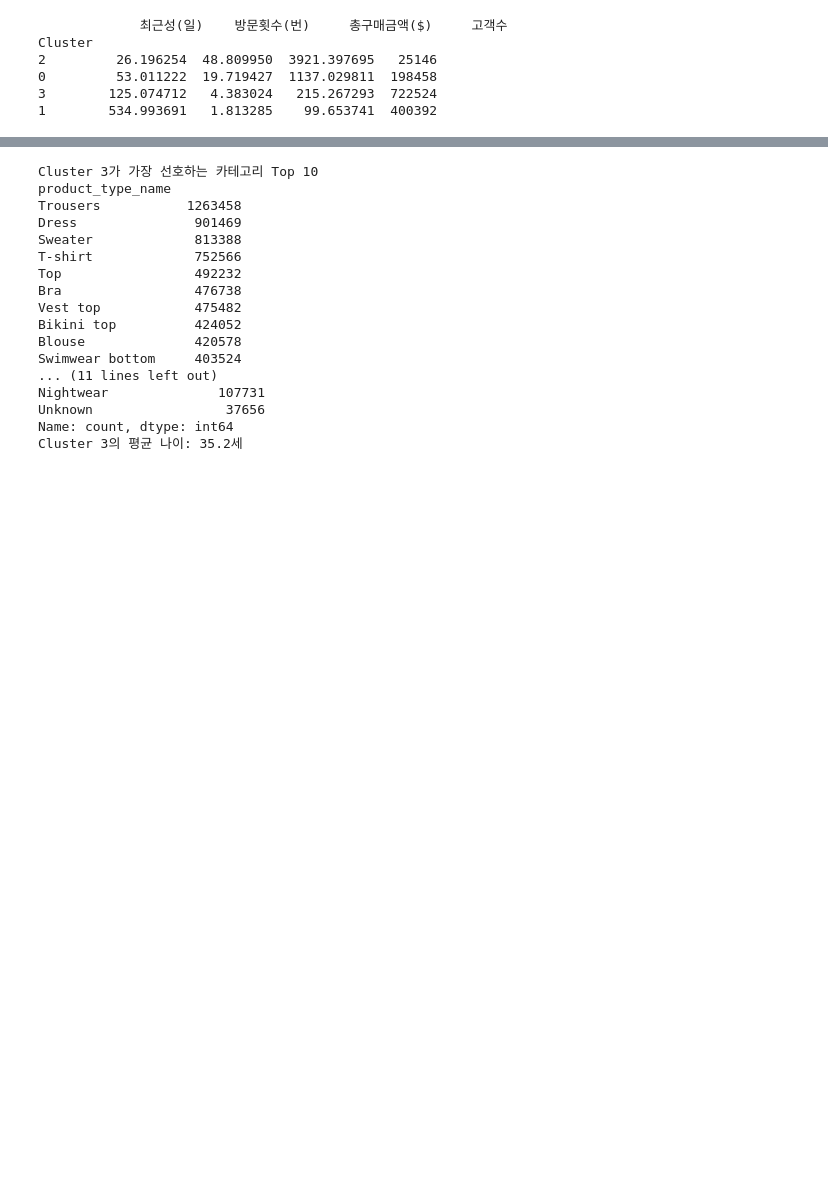
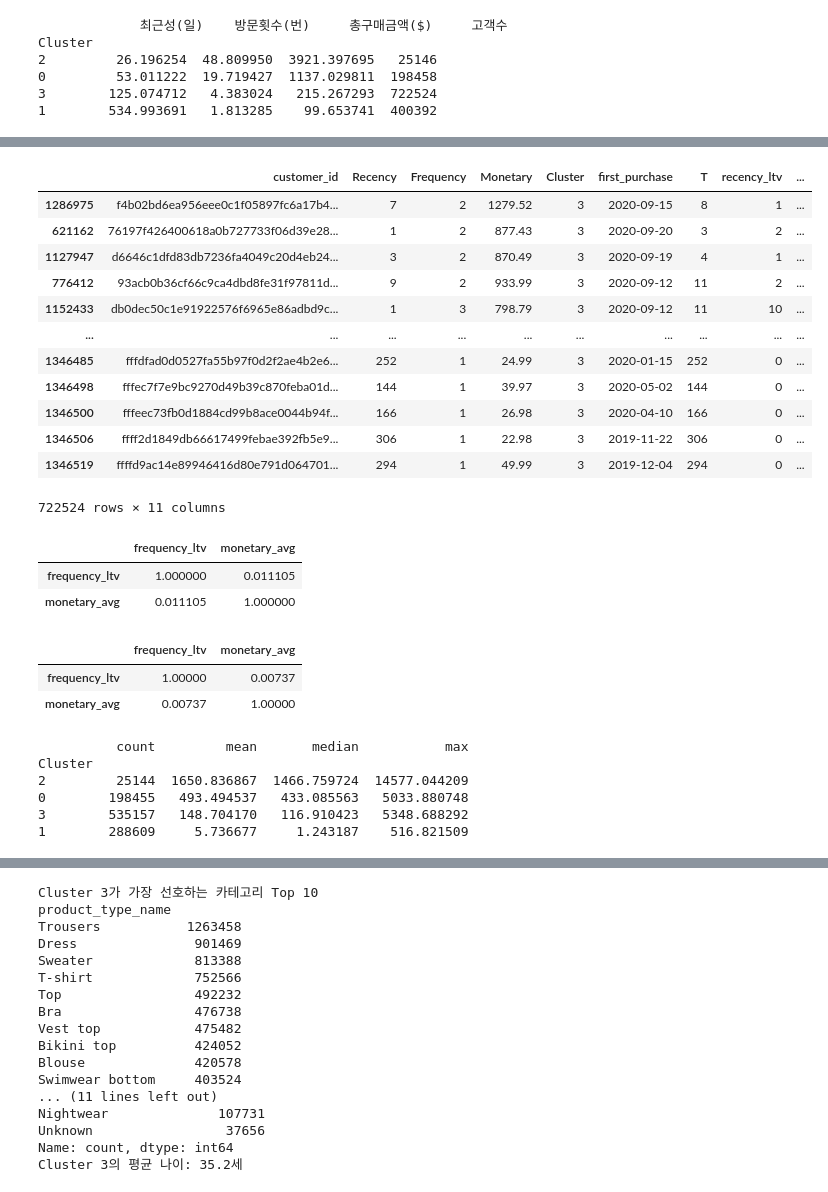
Before and after one commit to urinamu10/final_project_E-Cummers, a Jupyter notebook: 이찬혁)/H&M.ipynb, the cells around one changed output, grey strips where cells are left out. Drawn from its saved outputs; the diff is of its cells as text; code cells hidden in the pictures; blank space fills up the shorter version.

```diff
--- a/이찬혁)/H&M.ipynb
+++ b/이찬혁)/H&M.ipynb
@@ -127,0 +316,42 @@ Cluster
+# %%
+vvip_customer = cluster_3.sort_values(by='predicted_clv', ascending=False)
+vvip_customer
+# %% [output]
+|  | customer_id | Recency | Frequency | Monetary | Cluster | first_purchase | T | recency_ltv | ... |
+| 1286975 | f4b02bd6ea956eee0c1f05897fc6a17b4... | 7 | 2 | 1279.52 | 3 | 2020-09-15 | 8 | 1 | ... |
+| 621162 | 76197f426400618a0b727733f06d39e28... | 1 | 2 | 877.43 | 3 | 2020-09-20 | 3 | 2 | ... |
+| 1127947 | d6646c1dfd83db7236fa4049c20d4eb24... | 3 | 2 | 870.49 | 3 | 2020-09-19 | 4 | 1 | ... |
+| 776412 | 93acb0b36cf66c9ca4dbd8fe31f97811d... | 9 | 2 | 933.99 | 3 | 2020-09-12 | 11 | 2 | ... |
+| 1152433 | db0dec50c1e91922576f6965e86adbd9c... | 1 | 3 | 798.79 | 3 | 2020-09-12 | 11 | 10 | ... |
+| ... | ... | ... | ... | ... | ... | ... | ... | ... | ... |
+| 1346485 | fffdfad0d0527fa55b97f0d2f2ae4b2e6... | 252 | 1 | 24.99 | 3 | 2020-01-15 | 252 | 0 | ... |
+| 1346498 | fffec7f7e9bc9270d49b39c870feba01d... | 144 | 1 | 39.97 | 3 | 2020-05-02 | 144 | 0 | ... |
+| 1346500 | fffeec73fb0d1884cd99b8ace0044b94f... | 166 | 1 | 26.98 | 3 | 2020-04-10 | 166 | 0 | ... |
+| 1346506 | ffff2d1849db66617499febae392fb5e9... | 306 | 1 | 22.98 | 3 | 2019-11-22 | 306 | 0 | ... |
+| 1346519 | ffffd9ac14e89946416d80e791d064701... | 294 | 1 | 49.99 | 3 | 2019-12-04 | 294 | 0 | ... |
+722524 rows × 11 columns
+# %%
+ltv_df[['frequency_ltv', 'monetary_avg']].corr()
+# %% [output]
+|  | frequency_ltv | monetary_avg |
+| frequency_ltv | 1.000000 | 0.011105 |
+| monetary_avg | 0.011105 | 1.000000 |
+# %%
+# 재구매 고객만 대상으로 다시 확인
+# 많이 사는 사람이 비싼 걸 사는 것도 아니고, 적게 사는 사람이 싼 걸 사는 것도 아니다
+ltv_df[ltv_df['frequency_ltv'] > 0][['frequency_ltv', 'monetary_avg']].corr()
+# %% [output]
+|  | frequency_ltv | monetary_avg |
+| frequency_ltv | 1.00000 | 0.00737 |
+| monetary_avg | 0.00737 | 1.00000 |
+# %%
+# 모든 군집별 예상 가치(LTV) 평균 비교
+comparison = ltv_df.groupby('Cluster')['predicted_clv'].agg(['count', 'mean', 'median', 'max'])
+print(comparison.sort_values(by='mean', ascending=False))
+# %% [output]
+          count         mean       median           max
+Cluster
+2         25144  1650.836867  1466.759724  14577.044209
+0        198455   493.494537   433.085563   5033.880748
+3        535157   148.704170   116.910423   5348.688292
+1        288609     5.736677     1.243187    516.821509
```
Also changed, not shown: parts of 19 cells of this notebook.
